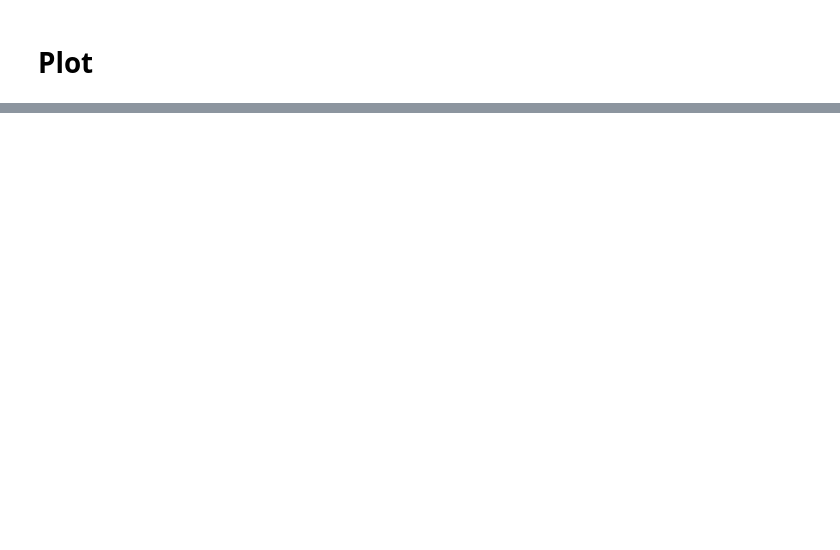
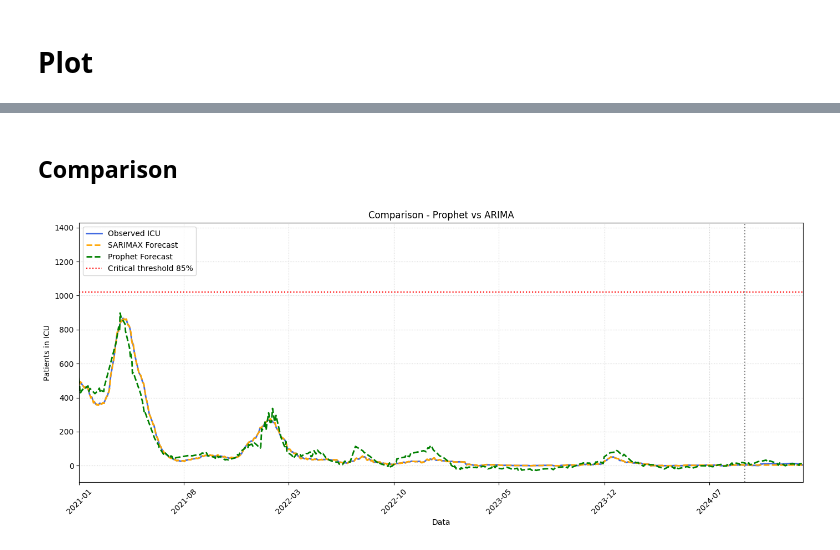
Before and after one commit to mathieuteti2002/COVID-19-ICU-Occupancy-Prediction-with-AI, a Jupyter notebook: covid_ia_prediction.ipynb, the cells around one changed output, grey strips where cells are left out. Drawn from its saved outputs; the diff is of its cells as text; code cells hidden in the pictures; blank space fills up the shorter version.

Commit message:
prophet vs ARIMA

```diff
--- a/covid_ia_prediction.ipynb
+++ b/covid_ia_prediction.ipynb
@@ -150,3 +133,13 @@ df["y"] = (df["terapia_intensiva"]
              .rolling(ROLL_WIN, center=True)
              .median()
              .bfill())
+#----ARIMA-----
+# Serie storica completa della variabile target
+serie_ti = df[["ds", "terapia_intensiva"]].copy()
+serie_ti['y'] = serie_ti['terapia_intensiva'].rolling(window=3).mean().bfill()
+serie_ti = serie_ti.dropna()
+serie_ti = serie_ti.set_index("ds")["y"]
+
+# Divisione train-test
+serie_ti_train = serie_ti[:-HORIZON]
+serie_ti_test = serie_ti[-HORIZON:]
@@ -155,6 +146,4 @@ df["y"] = (df["terapia_intensiva"]
 # %%
-
-
 # Lagged regressors
 df[f"nuovi_pos_lag{LAG_POS}"]    = df["nuovi_positivi"].shift(LAG_POS)
 df[f"ingressi_ti_lag{LAG_ING}"]  = df["ingressi_terapia_intensiva"].shift(LAG_ING)
@@ -166,6 +155,13 @@ df_model = df[["ds", "terapia_intensiva", "positivi_lag", "ingressi_lag"]].copy(
 df_model = df_model.rename(columns={"data": "ds", "terapia_intensiva": "y"})
 df_model["cap"] = POSTI_TI
 df_model = df_model.dropna()
+
+#-- ARIMA---
+# Regressori per SARIMAX (che sarebbe arima con regreesori )
+df_arima = df[['ds', 'terapia_intensiva', f'nuovi_pos_lag{LAG_POS}', f'ingressi_ti_lag{LAG_ING}']].copy()
+df_arima['y'] = df_arima['terapia_intensiva'].rolling(window=3).mean().bfill()
+df_arima = df_arima.dropna()
+df_arima = df_arima.set_index('ds')[['y', f'nuovi_pos_lag{LAG_POS}', f'ingressi_ti_lag{LAG_ING}']]
 # %%
 df["cap"]   = POSTI_TI           # upper bound for logistic growth
 df["floor"] = 0
@@ -335,0 +370,35 @@ plt.show()
+# %% [markdown]
+## Comparison
+# %%
+import matplotlib.pyplot as plt
+import matplotlib.dates as mdates
+
+plt.figure(figsize=(14,6))
+plt.axvline(test["ds"].min(), color="gray", linestyle=":")
+
+# Storico completo (per contesto)
+plt.plot(serie_ti.index, serie_ti.values, label='Observed ICU', color='royalblue', linewidth=2)
+
+# ARIMA
+plt.plot(sarimax_full.index, sarimax_full.values, label='SARIMAX Forecast', linestyle='--', color='orange', linewidth=2)
+
+# Prophet
+plt.plot(forecast['ds'], forecast['yhat'], label='Prophet Forecast', linestyle='--', color='green', linewidth=2)
+
+# Soglia 85%
+plt.axhline(POSTI_TI * 0.85, linestyle=':', color='red', label='Critical threshold 85%')
+
+# Asse X e layout
+plt.title("Comparison - Prophet vs ARIMA")
+plt.xlabel("Data")
+plt.ylabel("Patients in ICU")
+plt.grid(True, linestyle=':', alpha=0.6)
+plt.xlim([pd.to_datetime("2021-01-01"), forecast['ds'].max()])
+plt.gca().xaxis.set_major_formatter(mdates.DateFormatter('%Y-%m'))
+plt.gca().xaxis.set_major_locator(mdates.MonthLocator(interval=7))
+plt.xticks(rotation=45)
+plt.legend()
+plt.tight_layout()
+plt.show()
+# %% [output]
+[figure, added]
```
Also changed, not shown: parts of 9 cells of this notebook, 4 other files.
